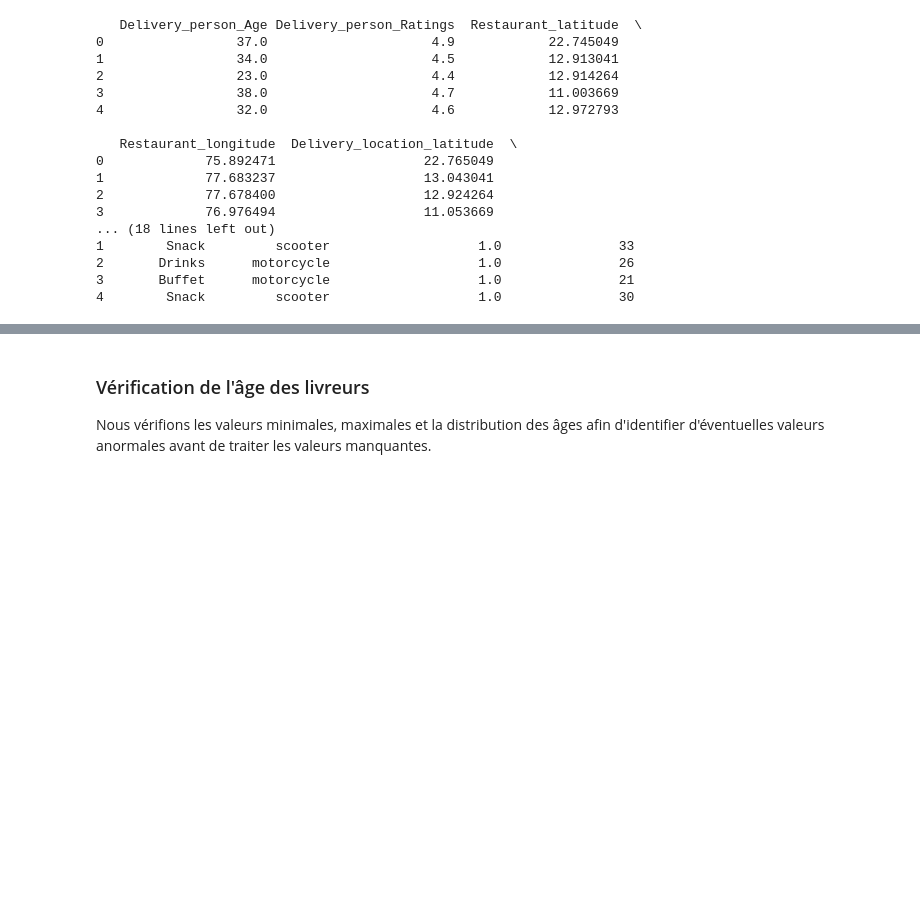
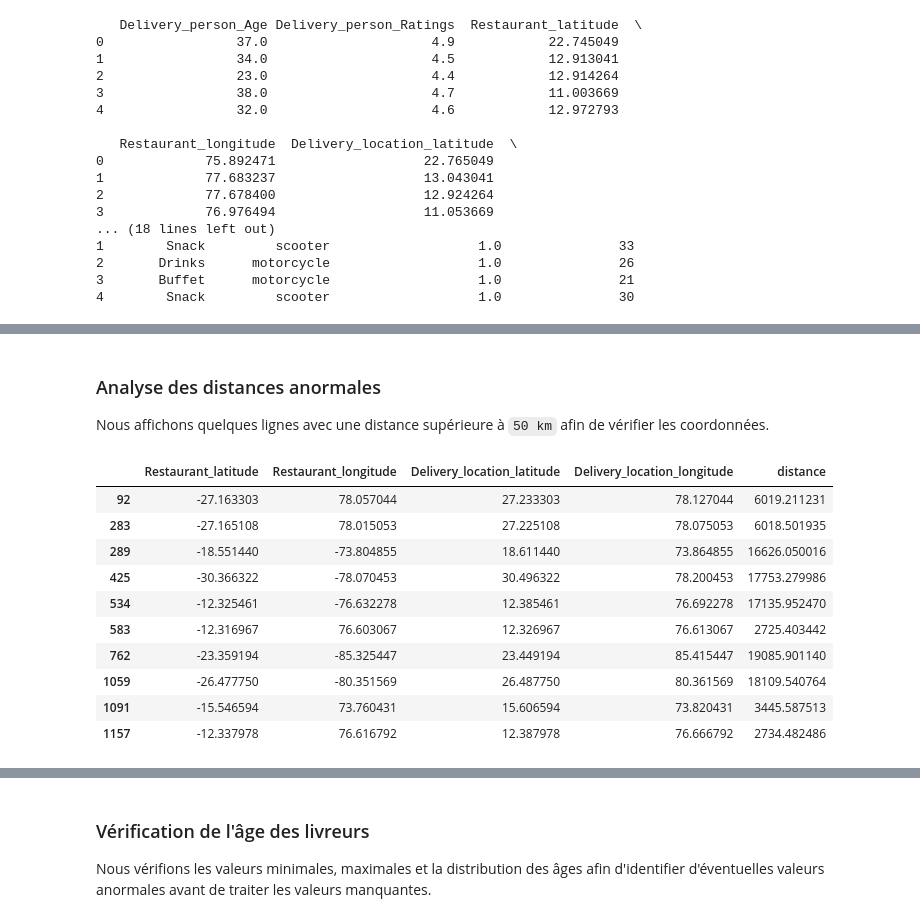
Before and after one commit to lahcen404/DeliveryETA, a Jupyter notebook: notebooks/delivery_eta_analysis.ipynb, the cells around one changed output, grey strips where cells are left out. Cells and saved outputs as stored; diff of their text form; code cells hidden in the pictures; blank space fills up the shorter version.

Commit message:
nettoyage des distance and calcul distance with library geopy

```diff
--- a/notebooks/delivery_eta_analysis.ipynb
+++ b/notebooks/delivery_eta_analysis.ipynb
@@ -610,0 +691,9 @@ print(clean_df.head())
+# %%
+cols=["Restaurant_latitude",
+        "Restaurant_longitude",
+        "Delivery_location_latitude",
+        "Delivery_location_longitude"]
+
+clean_df = clean_df.dropna(subset=cols)
+
+clean_df[cols].isna().sum()
@@ -610,0 +710,11 @@ print(clean_df.head())
+# %%
+from geopy.distance import geodesic
+
+clean_df["distance"] = clean_df.apply(lambda row: geodesic(
+                        (row["Restaurant_latitude"], row["Restaurant_longitude"]),
+                        (row["Delivery_location_latitude"], row["Delivery_location_longitude"])
+                        ).km,
+                            axis=1
+                        )
+
+clean_df["distance"].describe()
@@ -610,0 +749,26 @@ print(clean_df.head())
+# %% [markdown]
+###  Analyse des distances anormales
+
+Nous affichons quelques lignes avec une distance supérieure à `50 km` afin de vérifier les coordonnées.
+# %%
+clean_df[clean_df["distance"] > 50][
+    [
+        "Restaurant_latitude",
+        "Restaurant_longitude",
+        "Delivery_location_latitude",
+        "Delivery_location_longitude",
+        "distance"
+    ]
+].head(10)
+# %% [output]
+|  | Restaurant_latitude | Restaurant_longitude | Delivery_location_latitude | Delivery_location_longitude | distance |
+| 92 | -27.163303 | 78.057044 | 27.233303 | 78.127044 | 6019.211231 |
+| 283 | -27.165108 | 78.015053 | 27.225108 | 78.075053 | 6018.501935 |
+| 289 | -18.551440 | -73.804855 | 18.611440 | 73.864855 | 16626.050016 |
+| 425 | -30.366322 | -78.070453 | 30.496322 | 78.200453 | 17753.279986 |
+| 534 | -12.325461 | -76.632278 | 12.385461 | 76.692278 | 17135.952470 |
+| 583 | -12.316967 | 76.603067 | 12.326967 | 76.613067 | 2725.403442 |
+| 762 | -23.359194 | -85.325447 | 23.449194 | 85.415447 | 19085.901140 |
+| 1059 | -26.477750 | -80.351569 | 26.487750 | 80.361569 | 18109.540764 |
+| 1091 | -15.546594 | 73.760431 | 15.606594 | 73.820431 | 3445.587513 |
+| 1157 | -12.337978 | 76.616792 | 12.387978 | 76.666792 | 2734.482486 |
```
Also changed, not shown: parts of 30 cells of this notebook.
